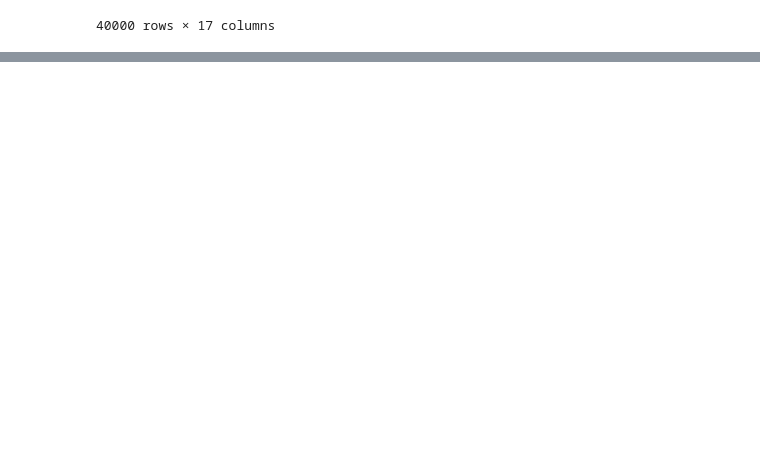
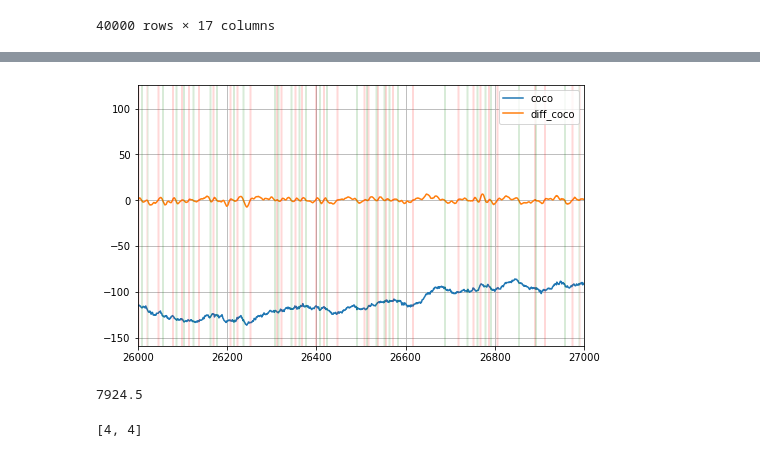
Before and after one commit to MichalOkon/imc_prosperity, a Jupyter notebook: testing.ipynb, the cells around one changed output, grey strips where cells are left out. Cells and saved outputs as stored; diff of their text form; code cells hidden in the pictures; blank space fills up the shorter version.

```diff
--- a/testing.ipynb
+++ b/testing.ipynb
@@ -447,8 +336,0 @@ plt.grid()
-# %%
-p = 0
-for i in range(1, len(diffs_pina)):
-    if diffs_coco[i-1] < 0 and diffs_coco[i] > 0:
-        p =- coco[i]
-    if diffs_coco[i-1] > 0 and diffs_coco[i] < 0:
-        p =+ coco[i]
-p
@@ -460,0 +425,36 @@ p
+# %%
+up = []
+down = []
+for i in range(2, len(diffs_pina)):
+    if diffs_coco[i-2] <= 0 and diffs_coco[i] > 0:
+        up.append(i)
+    if diffs_coco[i-2] > 0 and diffs_coco[i] <= 0:
+        down.append(i)
+
+# plt.plot(m_pina, label='pina')
+plt.plot(m_coco, label='coco')
+# plt.plot(diffs_pina, label='diff_pina')
+plt.plot(diffs_coco, label='diff_coco')
+# plt.plot(means_pina - np.mean(pina), label='mean_pina')
+# plt.plot(means_coco - np.mean(coco), label='mean_coco')
+[plt.axvline(x, color='red', alpha = 0.1) for x in up]
+[plt.axvline(x, color='green', alpha = 0.1) for x in down]
+plt.legend()
+plt.xlim(26000, 27000)
+plt.grid()
+# %% [output]
+[figure, added]
+# %%
+p = 0
+for i in range(2, len(diffs_pina)):
+    if diffs_coco[i-2] < 0 and diffs_coco[i] > 0.0:
+        p =- coco[i]
+    if diffs_coco[i-2] > 0 and diffs_coco[i] < 0.0:
+        p =+ coco[i]
+p
+# %% [output]
+7924.5
+# %%
+[1, 2, 3, 4, 4][-2:]
+# %% [output]
+[4, 4]
```
Also changed, not shown: parts of 27 cells of this notebook.
